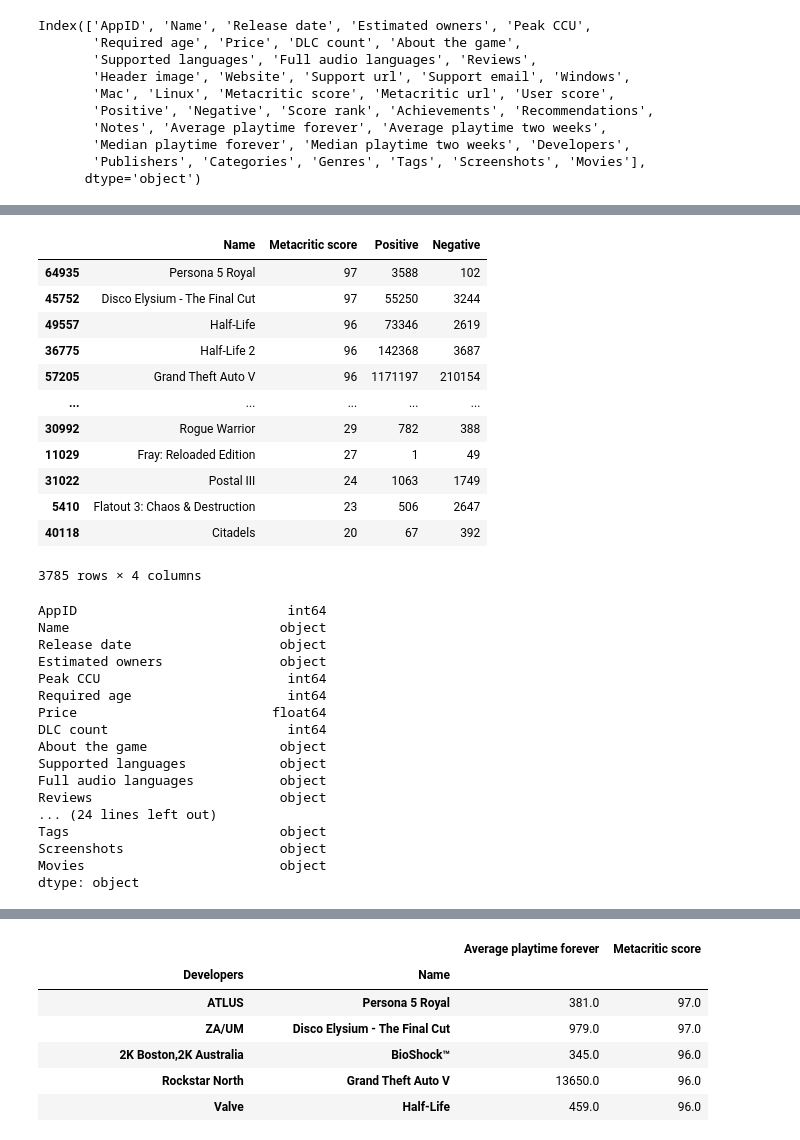
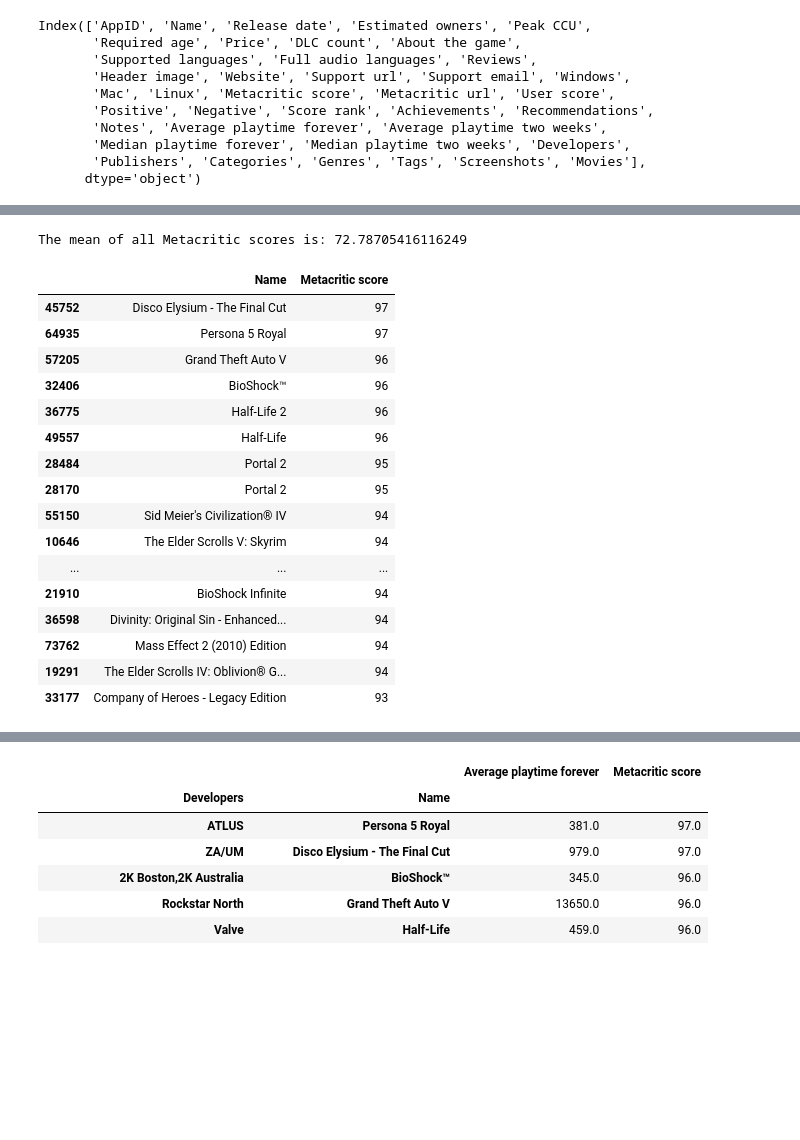
Before and after one commit to samhnelsen/Group-6, a Jupyter notebook: USE THIS Sam's workbook.ipynb, the cells around one changed output, grey strips where cells are left out. Saved outputs shown, nothing was run; the diff lists cells and outputs as text; code cells hidden in the pictures; blank space fills up the shorter version.

Commit message:
committing my metacritic score code

```diff
--- a/USE THIS Sam's workbook.ipynb
+++ b/USE THIS Sam's workbook.ipynb
@@ -28,3 +32,8 @@ Index(['AppID', 'Name', 'Release date', 'Estimated owners', 'Peak CCU',
        'Median playtime forever', 'Median playtime two weeks', 'Developers',
        'Publishers', 'Categories', 'Genres', 'Tags', 'Screenshots', 'Movies'],
       dtype='object')
+# %%
+#take mean of 'Estimated owners' and create new column
+vg_eo = game_df['Estimated owners'].apply(lambda x: (int(x.split(' - ')[0]) + int(x.split(' - ')[1]))/2)
+game_df['Estimated Owners'] = vg_eo
+game_df.head()
@@ -30,0 +48,13 @@ Index(['AppID', 'Name', 'Release date', 'Estimated owners', 'Peak CCU',
+# %%
+#convert 'Release date' to datetime format
+game_df['Release date'] = pd.to_datetime(game_df['Release date'])
+
+# Extract the year, month, and day values into separate columns
+game_df['year'] = game_df['Release date'].dt.year
+game_df['month'] = game_df['Release date'].dt.month
+game_df['day'] = game_df['Release date'].dt.day
+
+#check datatypes and ensure 'Release date' values can be sorted
+print(game_df.dtypes)
+game_df.sort_values('Release date',inplace=True)
+game_df.head(15)
@@ -31,38 +115,28 @@ Index(['AppID', 'Name', 'Release date', 'Estimated owners', 'Peak CCU',
 # %%
+#sort 'Metacritic score' values by descending order and remove any games that don't have a 'Metacritic score' (aka is equal to 0)
 top_scores_df = game_df.sort_values(by="Metacritic score", ascending=False)
 top_scores_df = top_scores_df[(top_scores_df["Metacritic score"])>0]
-top_scores_df[["Name","Metacritic score","Positive","Negative"]]
+score_mean = top_scores_df["Metacritic score"].mean()
+
+# Print the overal 'Metacritic score' mean and print the top mean scores per game
+print('The mean of all Metacritic scores is: {}'.format(score_mean))
+top_scores_df[["Name","Metacritic score"]].head(20)
 # %% [output]
+The mean of all Metacritic scores is: 72.78705416116249
-|  | Name | Metacritic score | Positive | Negative |
-| 64935 | Persona 5 Royal | 97 | 3588 | 102 |
-| 45752 | Disco Elysium - The Final Cut | 97 | 55250 | 3244 |
-| 49557 | Half-Life | 96 | 73346 | 2619 |
-| 36775 | Half-Life 2 | 96 | 142368 | 3687 |
-| 57205 | Grand Theft Auto V | 96 | 1171197 | 210154 |
-| ... | ... | ... | ... | ... |
-| 30992 | Rogue Warrior | 29 | 782 | 388 |
-| 11029 | Fray: Reloaded Edition | 27 | 1 | 49 |
-| 31022 | Postal III | 24 | 1063 | 1749 |
-| 5410 | Flatout 3: Chaos & Destruction | 23 | 506 | 2647 |
-| 40118 | Citadels | 20 | 67 | 392 |
+|  | Name | Metacritic score |
+| 45752 | Disco Elysium - The Final Cut | 97 |
+| 64935 | Persona 5 Royal | 97 |
+| 57205 | Grand Theft Auto V | 96 |
+| 32406 | BioShock™ | 96 |
+| 36775 | Half-Life 2 | 96 |
+| 49557 | Half-Life | 96 |
+| 28484 | Portal 2 | 95 |
+| 28170 | Portal 2 | 95 |
+| 55150 | Sid Meier's Civilization® IV | 94 |
+| 10646 | The Elder Scrolls V: Skyrim | 94 |
+| ... | ... | ... |
+| 21910 | BioShock Infinite | 94 |
+| 36598 | Divinity: Original Sin - Enhanced... | 94 |
+| 73762 | Mass Effect 2 (2010) Edition | 94 |
+| 19291 | The Elder Scrolls IV: Oblivion® G... | 94 |
+| 33177 | Company of Heroes - Legacy Edition | 93 |
-3785 rows × 4 columns
-# %%
-top_scores_df.dtypes
-# %% [output]
-AppID                           int64
-Name                           object
-Release date                   object
-Estimated owners               object
-Peak CCU                        int64
-Required age                    int64
-Price                         float64
-DLC count                       int64
-About the game                 object
-Supported languages            object
-Full audio languages           object
-Reviews                        object
-... (24 lines left out)
-Tags                           object
-Screenshots                    object
-Movies                         object
-dtype: object
```
Also changed, not shown: parts of 21 cells of this notebook.
